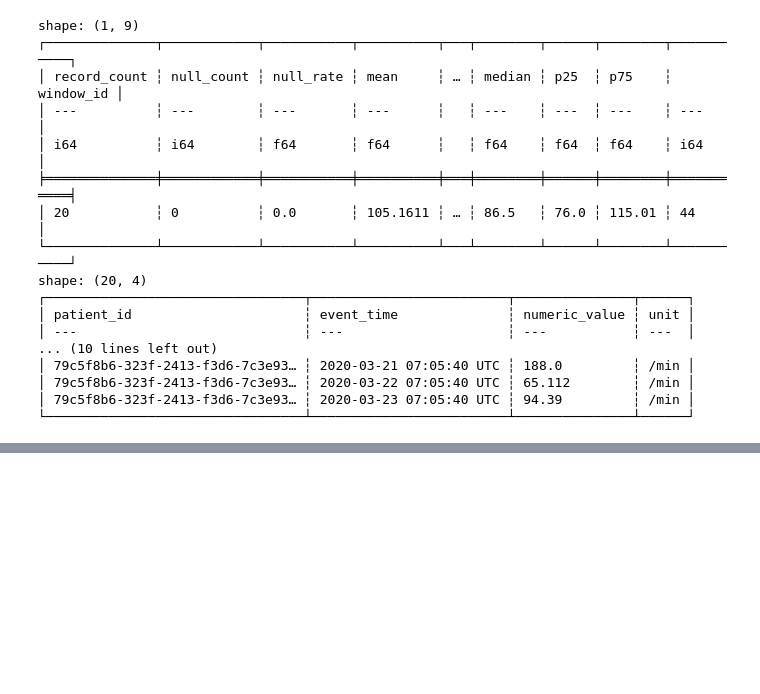
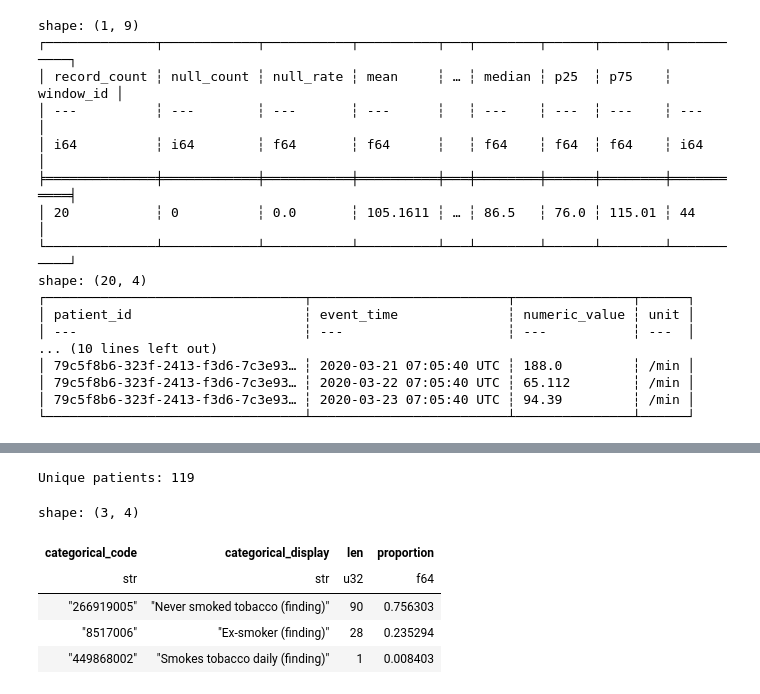
Before and after one commit to YaqeenData/sentinel, a Jupyter notebook: notebooks/01_data_exploration.ipynb, the cells around one changed output, grey strips where cells are left out. Cells and saved outputs as stored; diff of their text form; code cells hidden in the pictures; blank space fills up the shorter version.

```diff
--- a/notebooks/01_data_exploration.ipynb
+++ b/notebooks/01_data_exploration.ipynb
@@ -657,0 +884,53 @@ shape: (20, 4)
+# %%
+smoking_latest_per_patient = (
+    df
+    .filter(
+        (pl.col("code") == "72166-2")
+        & pl.col("categorical_code").is_not_null()
+        & pl.col("patient_id").is_not_null()
+    )
+    .sort([
+        "patient_id",
+        "event_time",
+    ])
+    .group_by(
+        "patient_id",
+        maintain_order=True,
+    )
+    .agg(
+        pl.col("categorical_code").last(),
+        pl.col("categorical_display").last(),
+        pl.col("event_time").last(),
+    )
+)
+
+print(
+    "Unique patients:",
+    smoking_latest_per_patient.height,
+)
+
+patient_distribution = (
+    smoking_latest_per_patient
+    .group_by([
+        "categorical_code",
+        "categorical_display",
+    ])
+    .len()
+    .with_columns(
+        (
+            pl.col("len")
+            / pl.col("len").sum()
+        ).alias("proportion")
+    )
+    .sort("len", descending=True)
+)
+
+display(patient_distribution)
+# %% [output]
+Unique patients: 119
+shape: (3, 4)
+| categorical_code | categorical_display | len | proportion |
+| str | str | u32 | f64 |
+| "266919005" | "Never smoked tobacco (finding)" | 90 | 0.756303 |
+| "8517006" | "Ex-smoker (finding)" | 28 | 0.235294 |
+| "449868002" | "Smokes tobacco daily (finding)" | 1 | 0.008403 |
```
Also changed, not shown: parts of 5 cells of this notebook, 32 other files.
